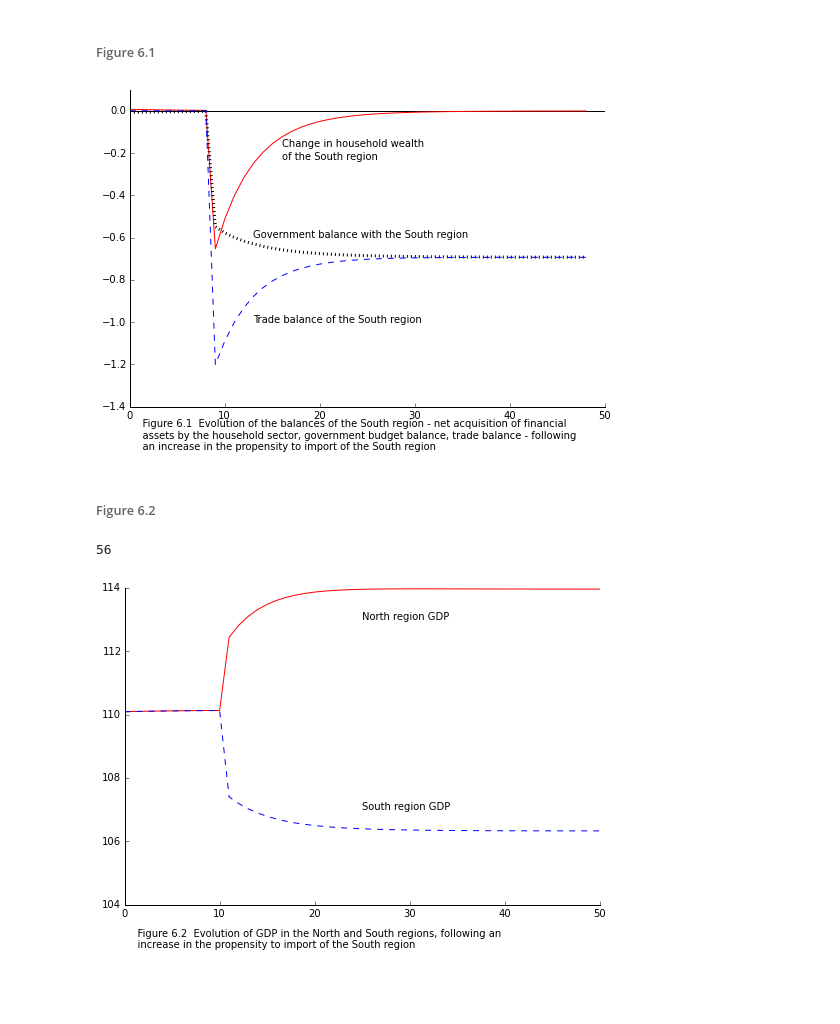
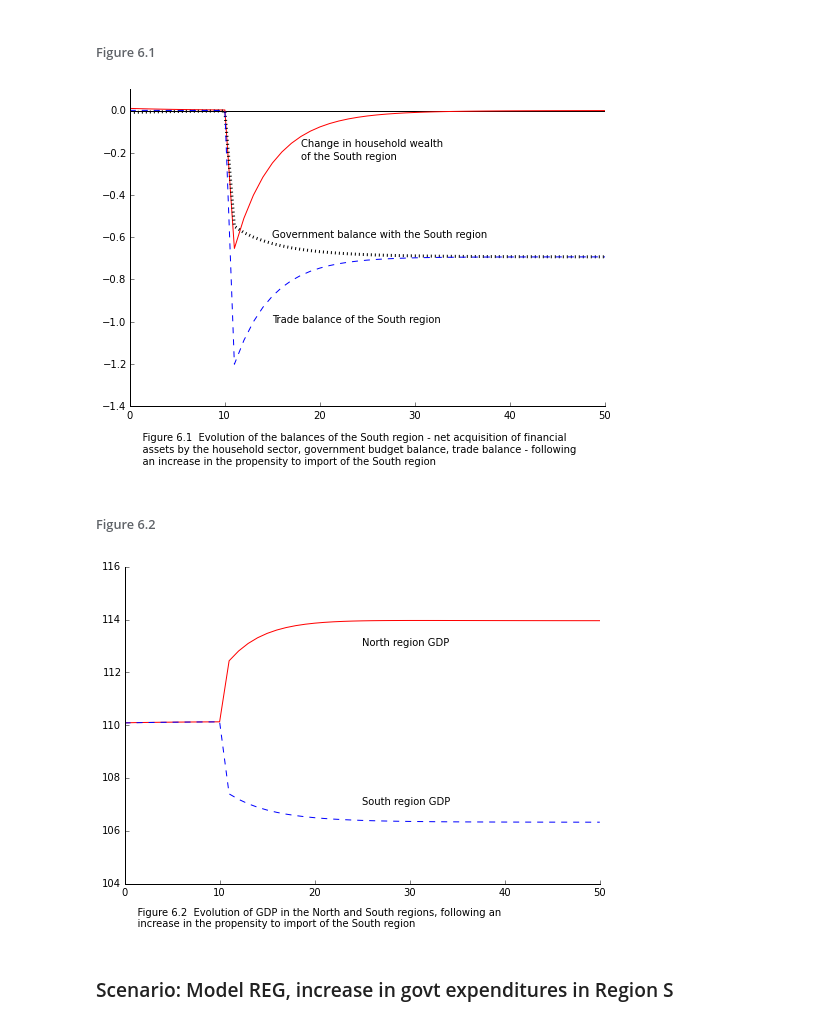
Before and after one commit to kennt/monetary-economics, a Jupyter notebook: Chapter 6 Model REG.ipynb, the cells around one changed output. Drawn from its saved outputs; the diff is of its cells as text; code cells hidden in the pictures; blank space fills up the shorter version.

Commit message:
More model updates

```diff
--- a/Chapter 6 Model REG.ipynb
+++ b/Chapter 6 Model REG.ipynb
@@ -146,41 +147,42 @@ for _ in xrange(40):
 # %%
 caption = '''
     Figure 6.1  Evolution of the balances of the South region - net acquisition of financial
     assets by the household sector, government budget balance, trade balance - following
     an increase in the propensity to import of the South region'''
-vdata = [s['VS'] for s in muS.solutions[6:]]
-govdata = [s['TS'] - s['GS'] for s in muS.solutions[6:]]
-rdata = [s['R'] for s in muS.solutions[6:]]
-bhsdata = [s['BhS'] for s in muS.solutions[6:]]
 
-for i in xrange(len(vdata)-1, 0, -1):
-    vdata[i] -= vdata[i-1]
-    govdata[i] -= rdata[i]*bhsdata[i-1]
-vdata = vdata[1:]
-govdata = govdata[1:]
-tdata = [s['XS']-s['IMS'] for s in muS.solutions[7:]]
+vsdata = [0] * len(muS.solutions[5:])
+govdata = [0] * len(vsdata)
+tradedata = [0] * len(vsdata)
+
+for i in xrange(len(vsdata)):
+    s = muS.solutions[5+i] # This is the i iteration
+    s_1 = muS.solutions[4+i] # This is the i-1 iteration
+    vsdata[i] = s['VS'] - s_1['VS']
+    govdata[i] = s['TS'] -(s['GS'] + s['R']*s_1['BhS'])
+    tradedata[i] = s['XS'] - s['IMS']
+
 
 fig = plt.figure()
 axes = fig.add_axes([0.1, 0.1, 1.1, 1.1])
 axes.tick_params(top='off', right='off')
 axes.spines['top'].set_visible(False)
 axes.spines['right'].set_visible(False)
 axes.set_ylim(-1.4, 0.1)
 
-axes.plot(vdata, linestyle='-', color='r')
+axes.plot(vsdata, linestyle='-', color='r')
 axes.plot(govdata, linestyle=':', color='k', linewidth=3)
-axes.plot(tdata, linestyle='--', color='b')
+axes.plot(tradedata, linestyle='--', color='b')
 
 plt.hlines(0, 0, 50, color='k')
 
 # add labels
-plt.text(16, -.17, 'Change in household wealth')
-plt.text(16, -.23, 'of the South region')
-plt.text(13, -0.6, 'Government balance with the South region')
-plt.text(13, -1.0, 'Trade balance of the South region')
-fig.text(0.1, -.05, caption);
+plt.text(18, -.17, 'Change in household wealth')
+plt.text(18, -.23, 'of the South region')
+plt.text(15, -0.6, 'Government balance with the South region')
+plt.text(15, -1.0, 'Trade balance of the South region')
+fig.text(0.1, -.1, caption);
 # %% [output]
-[figure, old version]
+[figure, new version]
 # %% [markdown]
 ###### Figure 6.2
 # %%
@@ -190,13 +192,12 @@ caption = '''
 yndata = [s['YN'] for s in muS.solutions[5:]]
 ysdata = [s['YS'] for s in muS.solutions[5:]]
 
-print len(muS.solutions)
 fig = plt.figure()
 axes = fig.add_axes([0.1, 0.1, 1.1, 1.1])
 axes.tick_params(top='off', right='off')
 axes.spines['top'].set_visible(False)
 axes.spines['right'].set_visible(False)
-axes.set_ylim(104, 114)
+axes.set_ylim(104, 116)
 
 axes.plot(yndata, linestyle='-', color='r')
 axes.plot(ysdata, linestyle='--', color='b')
@@ -206,5 +207,6 @@ plt.text(25, 113, 'North region GDP')
 plt.text(25, 107, 'South region GDP')
 fig.text(0.1, -.05, caption);
 # %% [output]
-56
-[figure, old version]
+[figure, new version]
+# %% [markdown]
+### Scenario: Model REG, increase in govt expenditures in Region S
```
Also changed, not shown: parts of 16 cells of this notebook, 4 other files.
